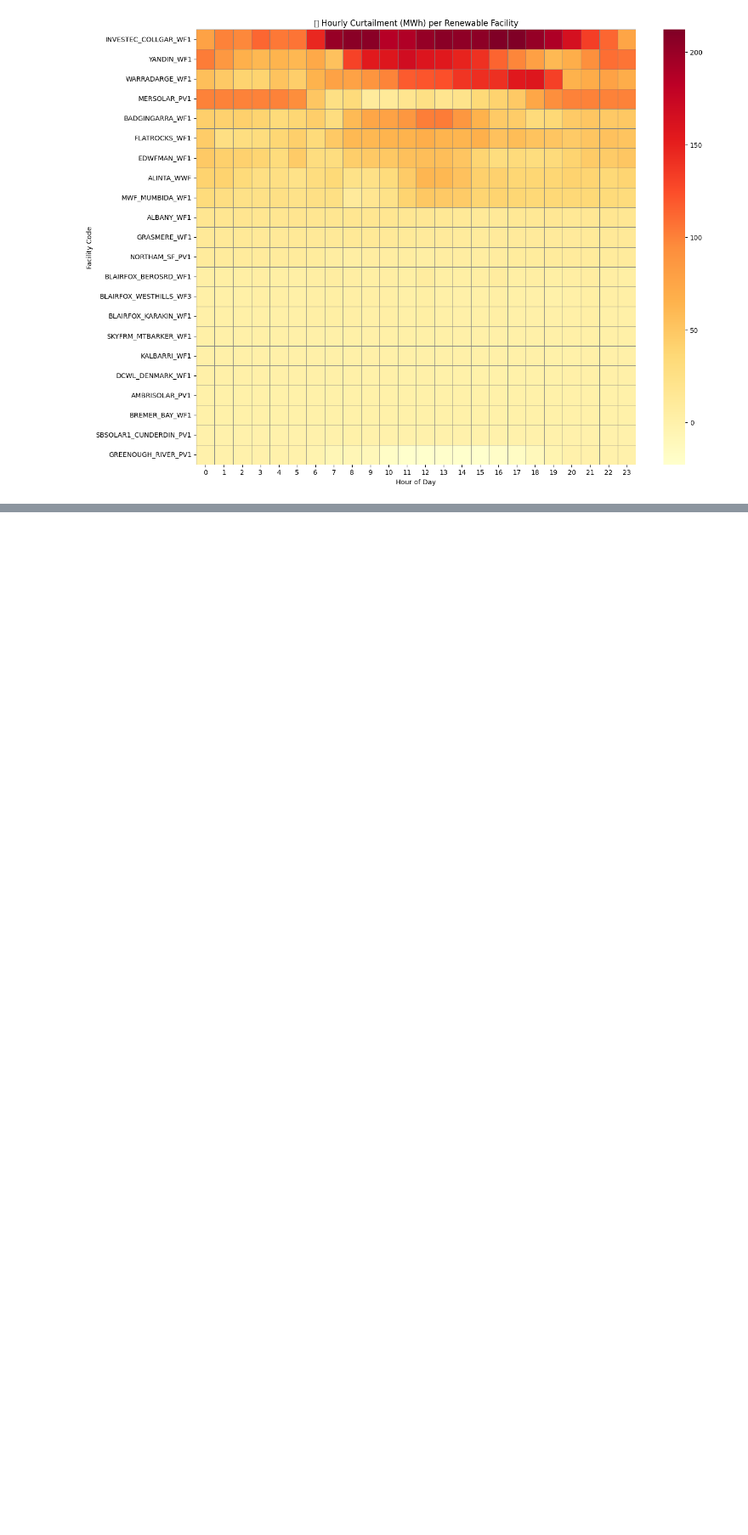
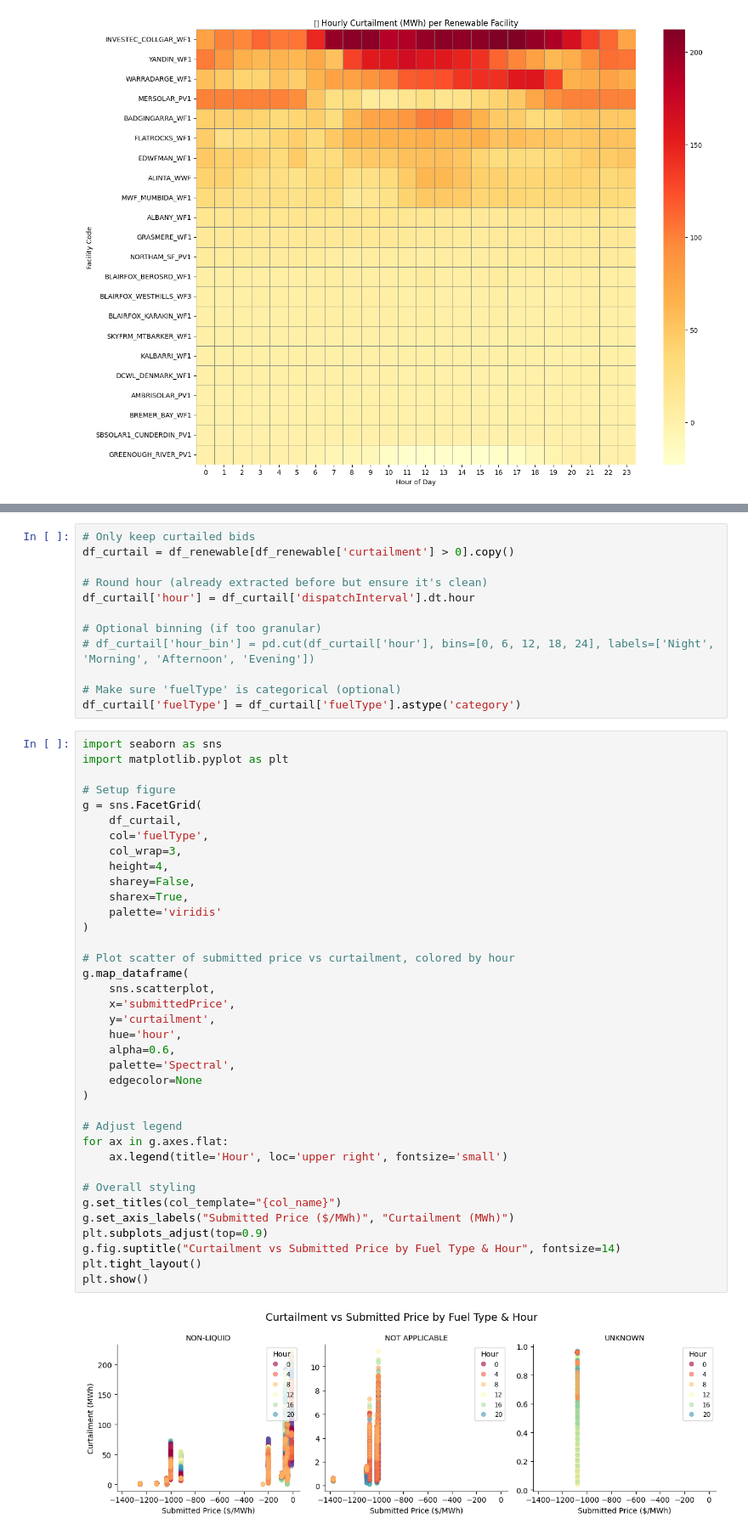
Before and after one commit to adnanabbasshah/Animated-Wind-Map-using-R, a Jupyter notebook: data_processing_and_viz.ipynb, the cells around one changed output, grey strips where cells are left out. Shown at 85% size. Drawn from its saved outputs; the diff is of its cells as text; blank space fills up the shorter version.

```diff
--- a/data_processing_and_viz.ipynb
+++ b/data_processing_and_viz.ipynb
@@ -398,0 +417,51 @@ plt.show()
+# %%
+# Only keep curtailed bids
+df_curtail = df_renewable[df_renewable['curtailment'] > 0].copy()
+
+# Round hour (already extracted before but ensure it's clean)
+df_curtail['hour'] = df_curtail['dispatchInterval'].dt.hour
+
+# Optional binning (if too granular)
+# df_curtail['hour_bin'] = pd.cut(df_curtail['hour'], bins=[0, 6, 12, 18, 24], labels=['Night', 'Morning', 'Afternoon', 'Evening'])
+
+# Make sure 'fuelType' is categorical (optional)
+df_curtail['fuelType'] = df_curtail['fuelType'].astype('category')
+# %%
+import seaborn as sns
+import matplotlib.pyplot as plt
+
+# Setup figure
+g = sns.FacetGrid(
+    df_curtail,
+    col='fuelType',
+    col_wrap=3,
+    height=4,
+    sharey=False,
+    sharex=True,
+    palette='viridis'
+)
+
+# Plot scatter of submitted price vs curtailment, colored by hour
+g.map_dataframe(
+    sns.scatterplot,
+    x='submittedPrice',
+    y='curtailment',
+    hue='hour',
+    alpha=0.6,
+    palette='Spectral',
+    edgecolor=None
+)
+
+# Adjust legend
+for ax in g.axes.flat:
+    ax.legend(title='Hour', loc='upper right', fontsize='small')
+
+# Overall styling
+g.set_titles(col_template="{col_name}")
+g.set_axis_labels("Submitted Price ($/MWh)", "Curtailment (MWh)")
+plt.subplots_adjust(top=0.9)
+g.fig.suptitle("Curtailment vs Submitted Price by Fuel Type & Hour", fontsize=14)
+plt.tight_layout()
+plt.show()
+# %% [output]
+[figure, added]
```
Also changed, not shown: parts of 3 cells of this notebook.
